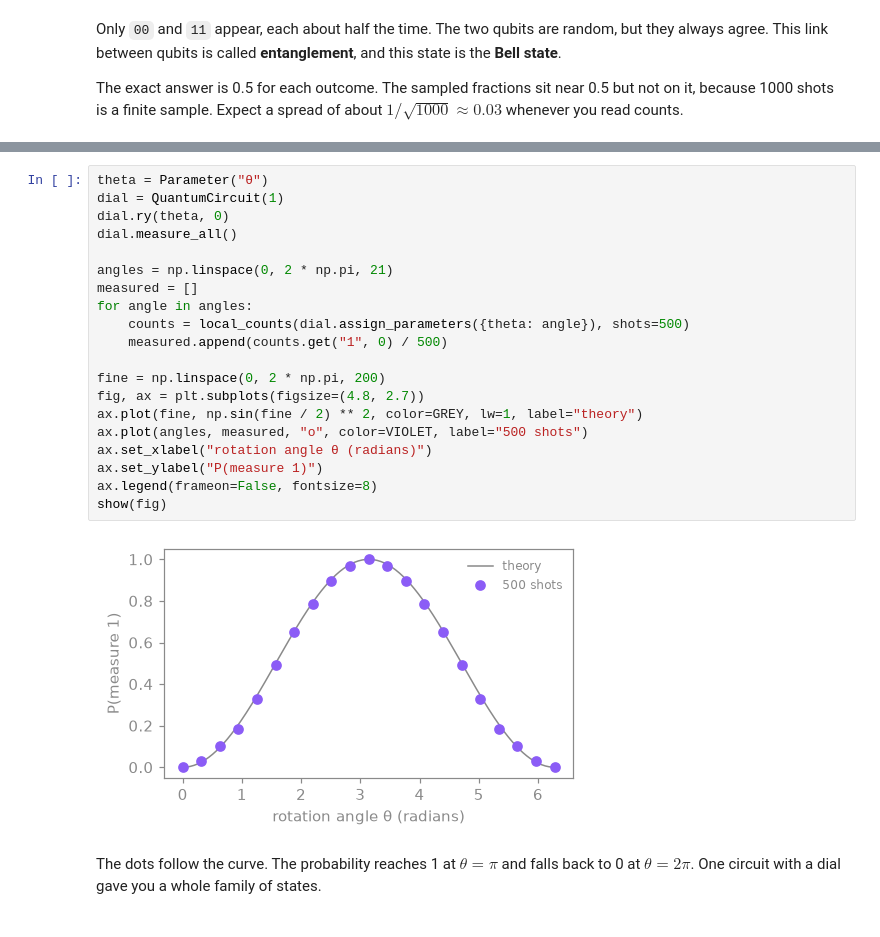
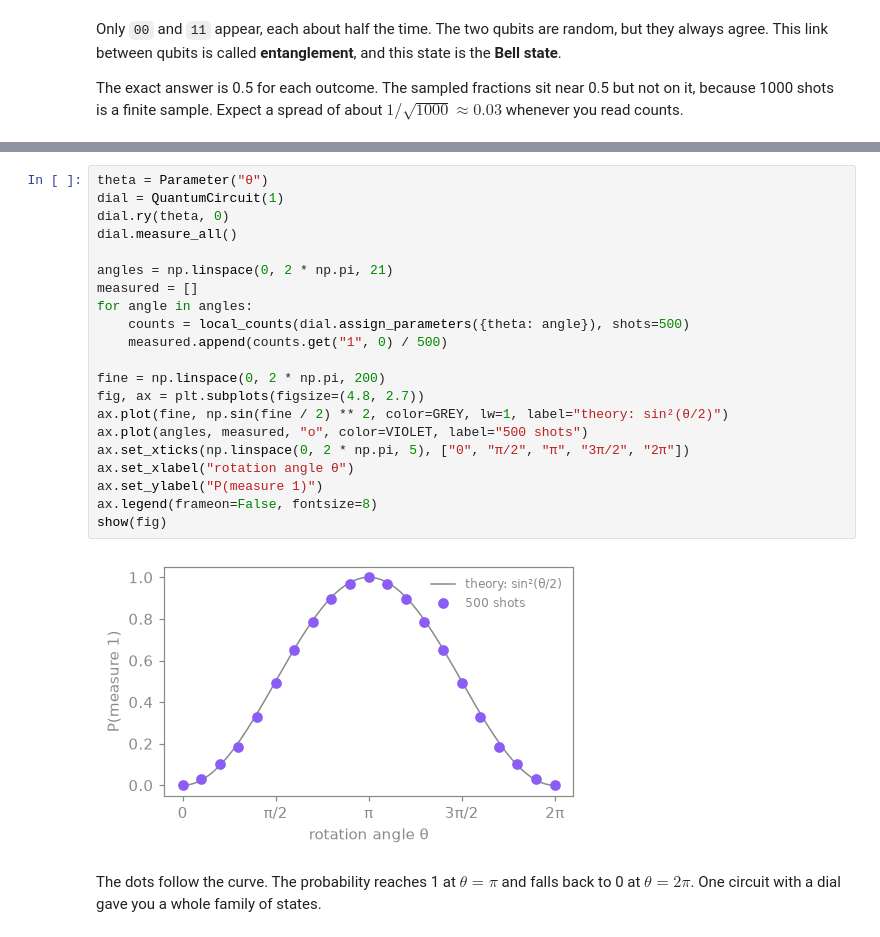
Before and after one commit to hoanganh-2704/CEadify_QAOA, a Jupyter notebook: resources/01_qiskit_refresher.ipynb, the cells around one changed output, grey strips where cells are left out. Drawn from its saved outputs; the diff is of its cells as text.

```diff
--- a/resources/01_qiskit_refresher.ipynb
+++ b/resources/01_qiskit_refresher.ipynb
@@ -152,25 +152,26 @@ The cell below builds the circuit once with a `Parameter`, then fills in 21 angl
 # %%
 theta = Parameter("θ")
 dial = QuantumCircuit(1)
 dial.ry(theta, 0)
 dial.measure_all()
 
 angles = np.linspace(0, 2 * np.pi, 21)
 measured = []
 for angle in angles:
     counts = local_counts(dial.assign_parameters({theta: angle}), shots=500)
     measured.append(counts.get("1", 0) / 500)
 
 fine = np.linspace(0, 2 * np.pi, 200)
 fig, ax = plt.subplots(figsize=(4.8, 2.7))
-ax.plot(fine, np.sin(fine / 2) ** 2, color=GREY, lw=1, label="theory")
+ax.plot(fine, np.sin(fine / 2) ** 2, color=GREY, lw=1, label="theory: sin²(θ/2)")
 ax.plot(angles, measured, "o", color=VIOLET, label="500 shots")
-ax.set_xlabel("rotation angle θ (radians)")
+ax.set_xticks(np.linspace(0, 2 * np.pi, 5), ["0", "π/2", "π", "3π/2", "2π"])
+ax.set_xlabel("rotation angle θ")
 ax.set_ylabel("P(measure 1)")
 ax.legend(frameon=False, fontsize=8)
 show(fig)
 # %% [output]
-[figure, old version]
+[figure, new version]
 # %% [markdown]
 The dots follow the curve. The probability reaches 1 at $\theta = \pi$ and falls back to 0 at $\theta = 2\pi$. One circuit with a dial gave you a whole family of states.
 # %% [markdown]
```
Also changed, not shown: 2 other files.
